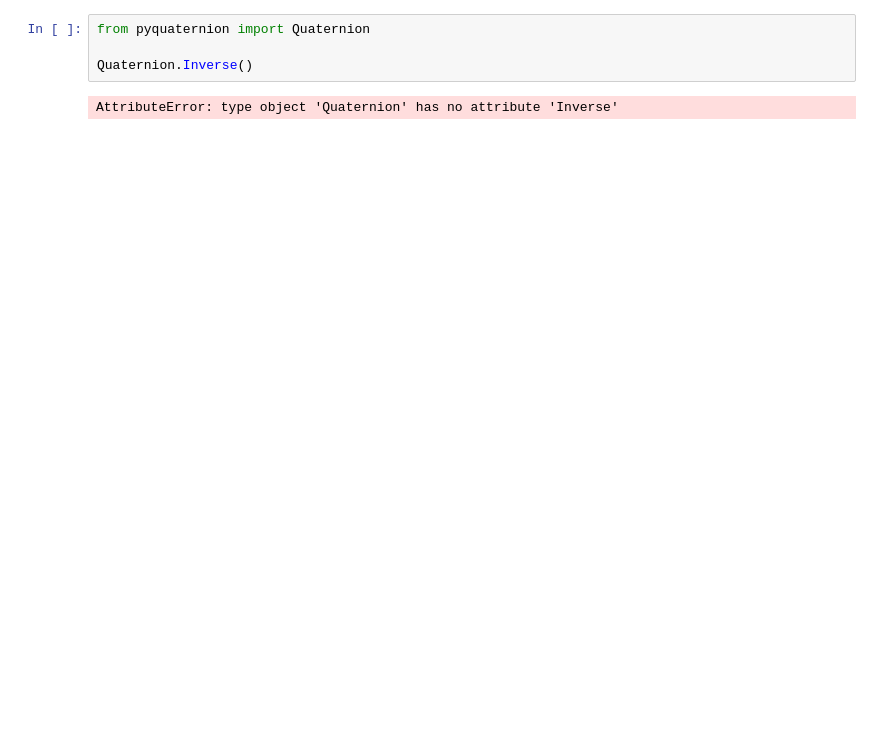
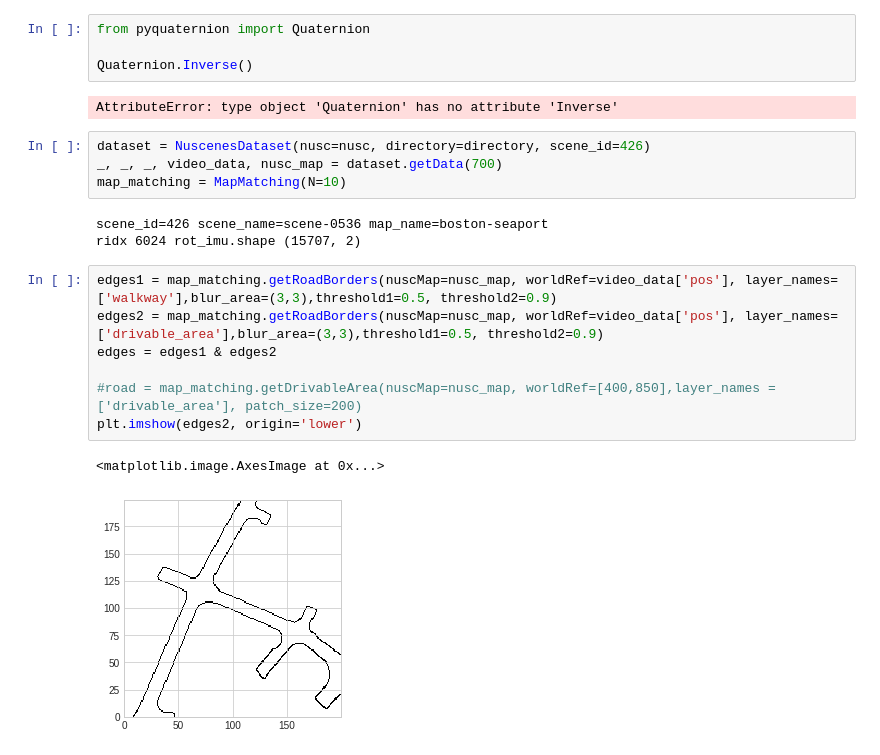
Before and after one commit to kfir1989/RadarLocalization, a Jupyter notebook: Simulation.ipynb, the cells around one changed output. Cells and saved outputs as stored; diff of their text form; blank space fills up the shorter version.

Commit message:
Map matching

```diff
--- a/Simulation.ipynb
+++ b/Simulation.ipynb
@@ -262,3 +241,20 @@ from pyquaternion import Quaternion
 Quaternion.Inverse()
 # %% [output]
 AttributeError: type object 'Quaternion' has no attribute 'Inverse'
+# %%
+dataset = NuscenesDataset(nusc=nusc, directory=directory, scene_id=426)
+_, _, _, video_data, nusc_map = dataset.getData(700)
+map_matching = MapMatching(N=10)
+# %% [output]
+scene_id=426 scene_name=scene-0536 map_name=boston-seaport
+ridx 6024 rot_imu.shape (15707, 2)
+# %%
+edges1 = map_matching.getRoadBorders(nuscMap=nusc_map, worldRef=video_data['pos'], layer_names=['walkway'],blur_area=(3,3),threshold1=0.5, threshold2=0.9)
+edges2 = map_matching.getRoadBorders(nuscMap=nusc_map, worldRef=video_data['pos'], layer_names=['drivable_area'],blur_area=(3,3),threshold1=0.5, threshold2=0.9)
+edges = edges1 & edges2
+
+#road = map_matching.getDrivableArea(nuscMap=nusc_map, worldRef=[400,850],layer_names = ['drivable_area'], patch_size=200)
+plt.imshow(edges2, origin='lower')
+# %% [output]
+<matplotlib.image.AxesImage at 0x...>
+[figure, added]
```
Also changed, not shown: parts of 6 cells of this notebook, 4 other files.
